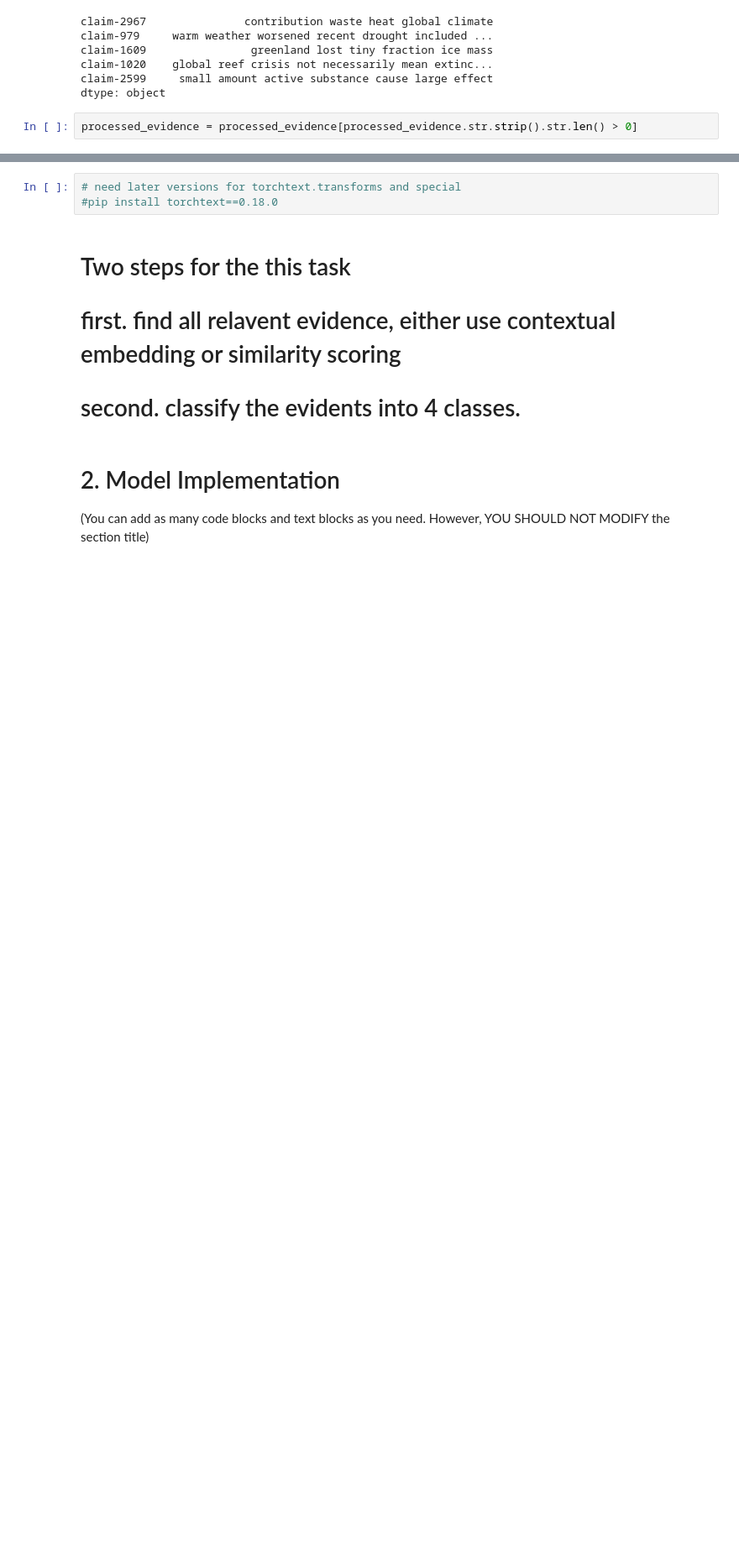
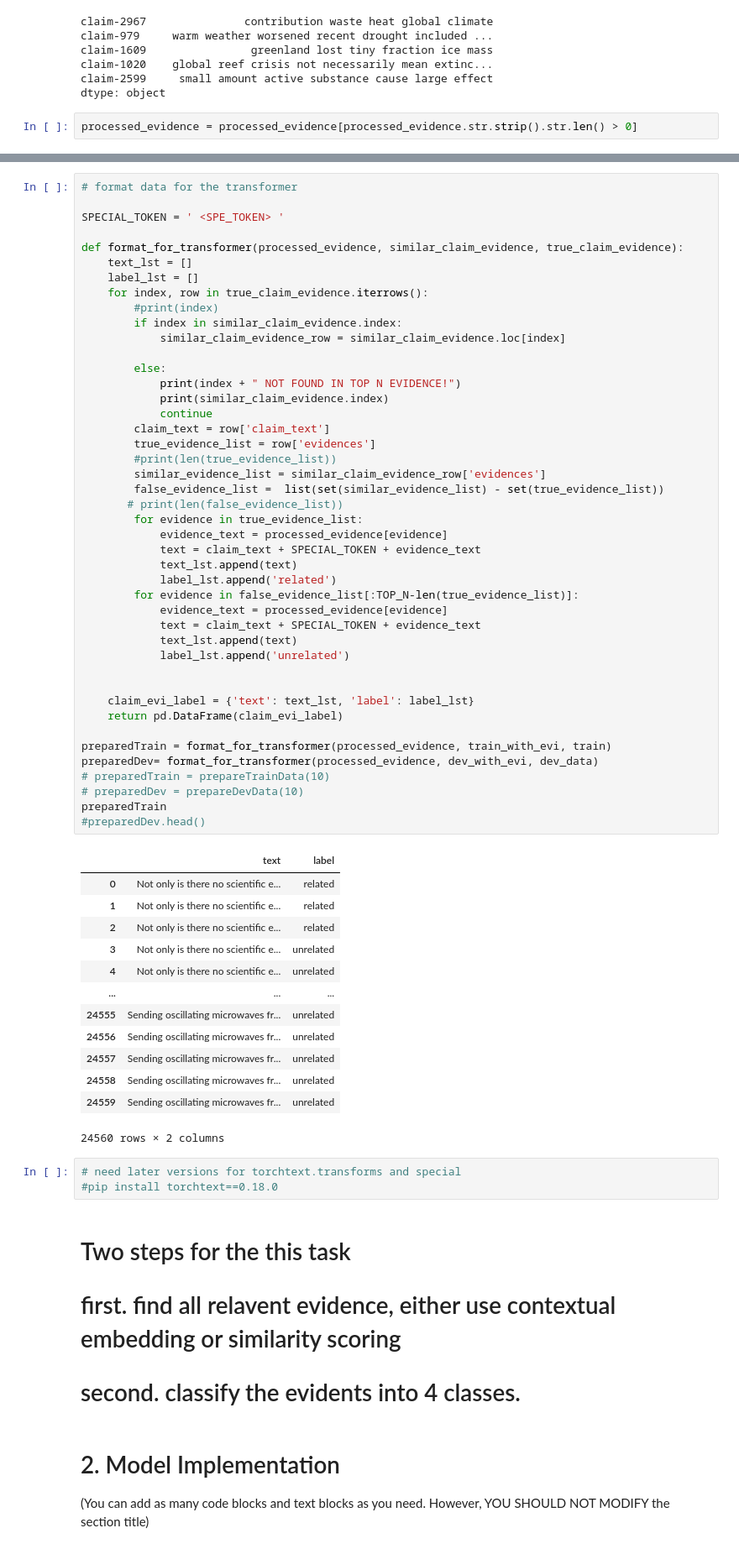
Before and after one commit to kaiyuanCui/nlp-group-project, a Jupyter notebook: testing-grounds/retrieval_combined.ipynb, the cells around one changed output, grey strips where cells are left out. Shown at 84% size. Cells and saved outputs as stored; diff of their text form; blank space fills up the shorter version.

```diff
--- a/testing-grounds/retrieval_combined.ipynb
+++ b/testing-grounds/retrieval_combined.ipynb
@@ -199,3 +184,61 @@ preparedDev.head()
+# %%
+# format data for the transformer
+
+SPECIAL_TOKEN = ' <SPE_TOKEN> '
+
+def format_for_transformer(processed_evidence, similar_claim_evidence, true_claim_evidence):
+    text_lst = []
+    label_lst = []
+    for index, row in true_claim_evidence.iterrows():
+        #print(index)
+        if index in similar_claim_evidence.index:
+            similar_claim_evidence_row = similar_claim_evidence.loc[index]
+
+        else:
+            print(index + " NOT FOUND IN TOP N EVIDENCE!")
+            print(similar_claim_evidence.index)
+            continue
+        claim_text = row['claim_text']
+        true_evidence_list = row['evidences']
+        #print(len(true_evidence_list))
+        similar_evidence_list = similar_claim_evidence_row['evidences']
+        false_evidence_list =  list(set(similar_evidence_list) - set(true_evidence_list))
+       # print(len(false_evidence_list))
+        for evidence in true_evidence_list:
+            evidence_text = processed_evidence[evidence]
+            text = claim_text + SPECIAL_TOKEN + evidence_text
+            text_lst.append(text)
+            label_lst.append('related')
+        for evidence in false_evidence_list[:TOP_N-len(true_evidence_list)]:
+            evidence_text = processed_evidence[evidence]
+            text = claim_text + SPECIAL_TOKEN + evidence_text
+            text_lst.append(text)
+            label_lst.append('unrelated')
+
+
+    claim_evi_label = {'text': text_lst, 'label': label_lst}
+    return pd.DataFrame(claim_evi_label)
+
+preparedTrain = format_for_transformer(processed_evidence, train_with_evi, train)
+preparedDev= format_for_transformer(processed_evidence, dev_with_evi, dev_data)
+# preparedTrain = prepareTrainData(10)
+# preparedDev = prepareDevData(10)
+preparedTrain
+#preparedDev.head()
+# %% [output]
+|  | text | label |
+| 0 | Not only is there no scientific e... | related |
+| 1 | Not only is there no scientific e... | related |
+| 2 | Not only is there no scientific e... | related |
+| 3 | Not only is there no scientific e... | unrelated |
+| 4 | Not only is there no scientific e... | unrelated |
+| ... | ... | ... |
+| 24555 | Sending oscillating microwaves fr... | unrelated |
+| 24556 | Sending oscillating microwaves fr... | unrelated |
+| 24557 | Sending oscillating microwaves fr... | unrelated |
+| 24558 | Sending oscillating microwaves fr... | unrelated |
+| 24559 | Sending oscillating microwaves fr... | unrelated |
+24560 rows × 2 columns
 # %%
 # need later versions for torchtext.transforms and special
 #pip install torchtext==0.18.0
```
Also changed, not shown: parts of 11 cells of this notebook, 2 other files.
